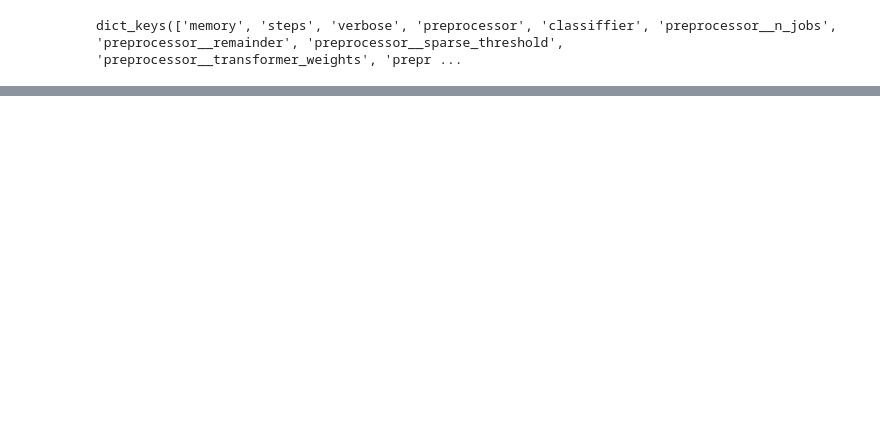
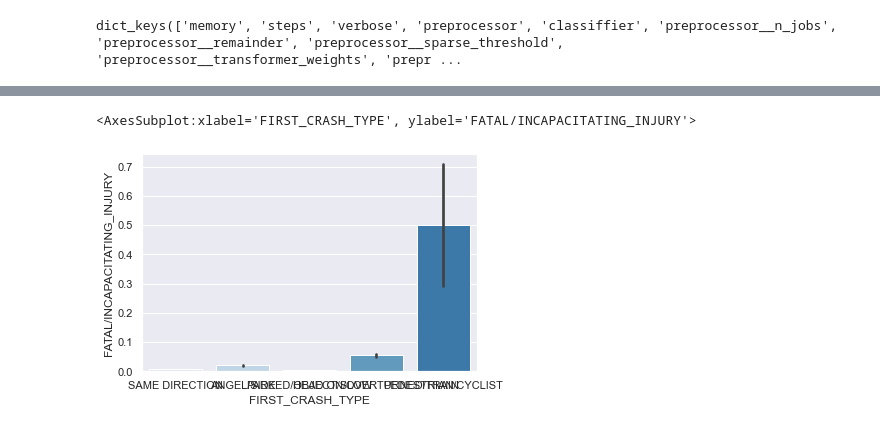
Before and after one commit to ClayHunn/Phase3Project, a Jupyter notebook: modeling.ipynb, the cells around one changed output, grey strips where cells are left out. Saved outputs shown, nothing was run; the diff lists cells and outputs as text; code cells hidden in the pictures; blank space fills up the shorter version.

```diff
--- a/modeling.ipynb
+++ b/modeling.ipynb
@@ -416,0 +473,5 @@ logreg.best_params_
+# %%
+sns.barplot(data=df_main, x="FIRST_CRASH_TYPE", y="FATAL/INCAPACITATING_INJURY")
+# %% [output]
+<AxesSubplot:xlabel='FIRST_CRASH_TYPE', ylabel='FATAL/INCAPACITATING_INJURY'>
+[figure, added]
```
Also changed, not shown: parts of 32 cells of this notebook.
